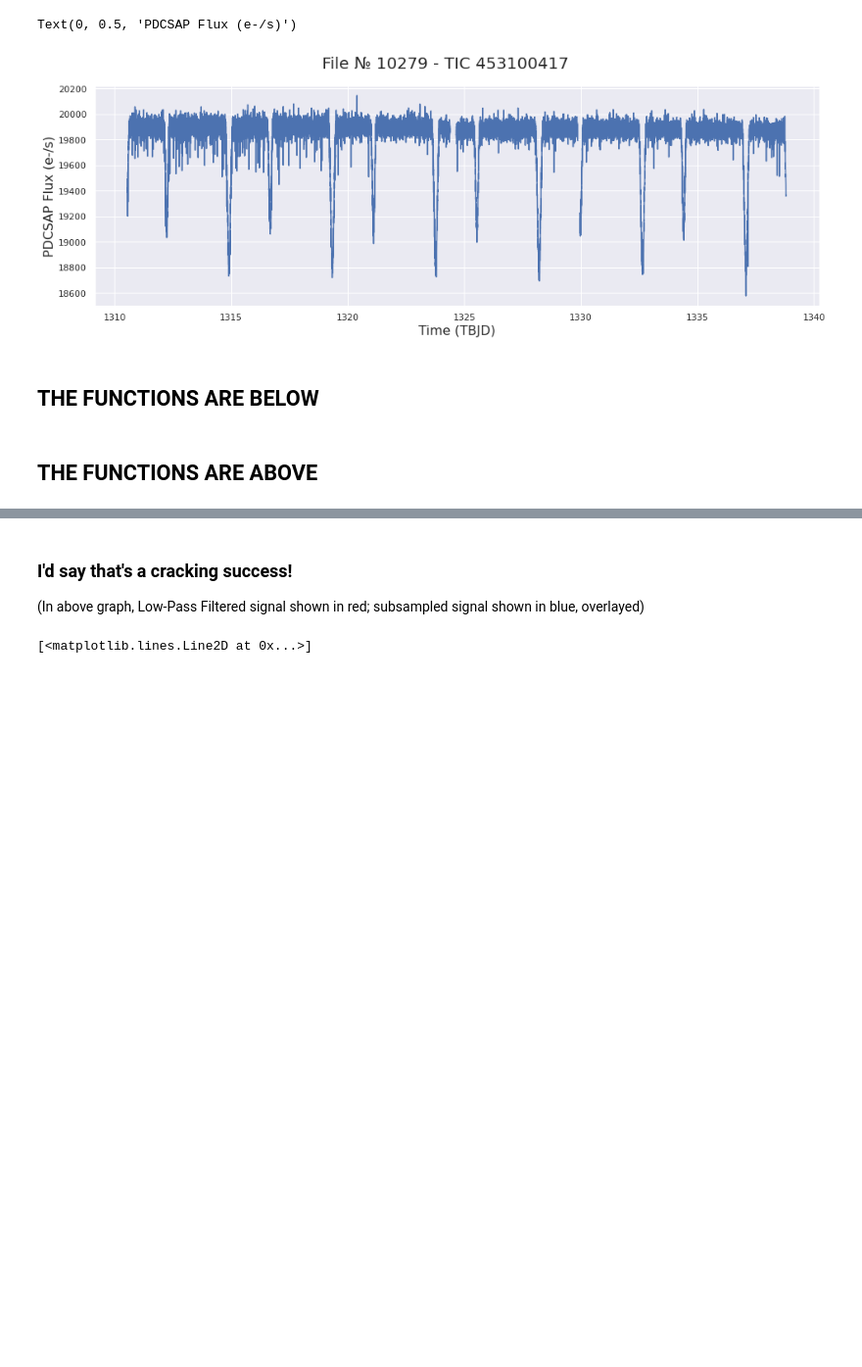
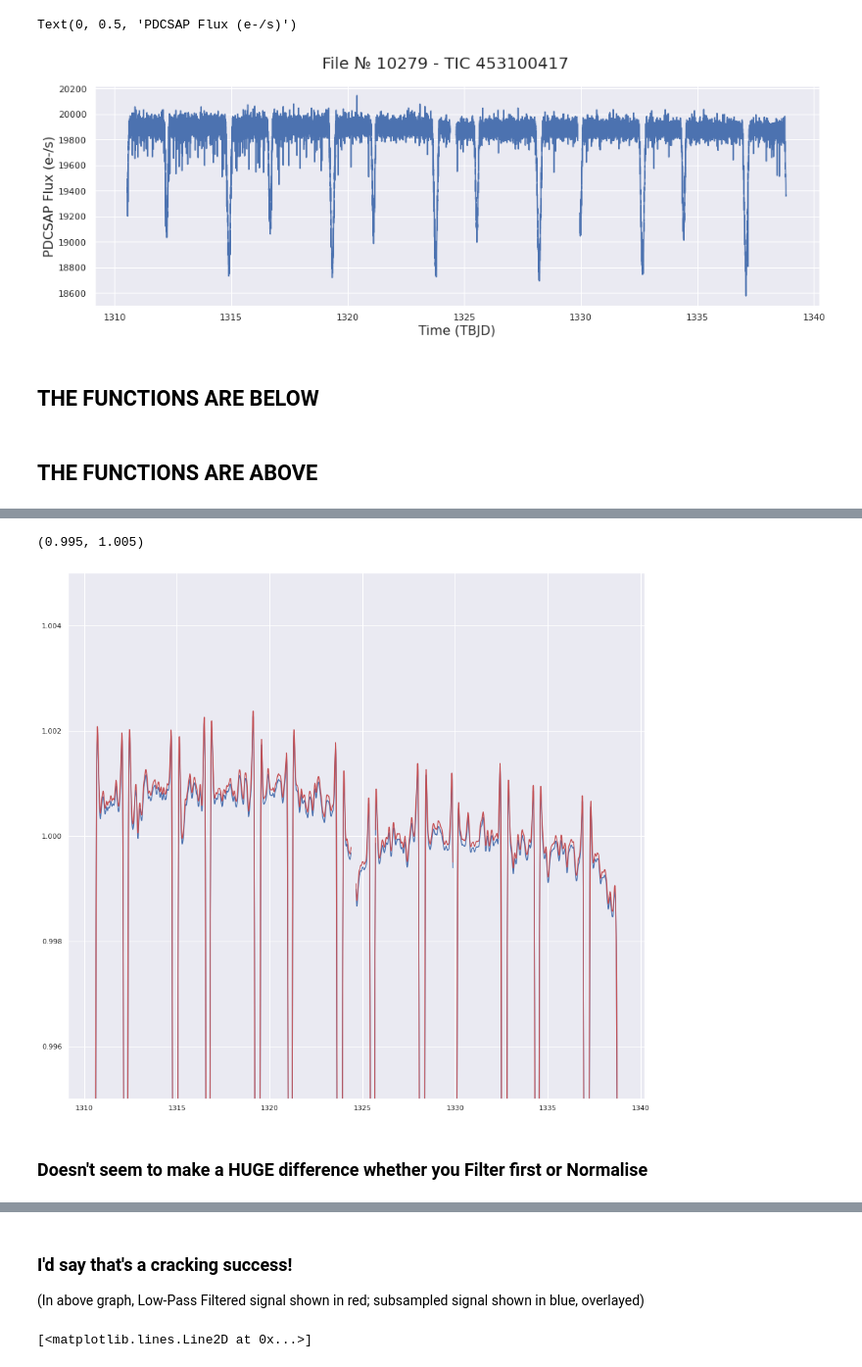
Before and after one commit to jdowzell/Thesis, a Jupyter notebook: 20211202 - Low Pass FUNCTION.ipynb, the cells around one changed output, grey strips where cells are left out. Shown at 98% size. Saved outputs shown, nothing was run; the diff lists cells and outputs as text; code cells hidden in the pictures; blank space fills up the shorter version.

```diff
--- a/20211202 - Low Pass FUNCTION.ipynb
+++ b/20211202 - Low Pass FUNCTION.ipynb
@@ -60,4 +60,6 @@ sb.set()
 
 # Load the Data files
 fitsarr = np.load("fitslist.npy")
+xNaNs = np.load("X_NAN_LIST.npy")
+xTime = np.load("X_TIME_LIST.npy")
 # %%
@@ -113,7 +118,7 @@ Text(0, 0.5, 'PDCSAP Flux (e-/s)')
 # %% [markdown]
 ## THE FUNCTIONS ARE BELOW
 # %%
-def FilterMyData(x, y):
+def FilterMyData_OLD(x, y):
 
     # Re-make the X and Y arrays
     dt      = np.diff(x)[0]
@@ -162,3 +283,12 @@ plt.show()
+# %%
+plt.plot(FNx, FNy, 'b-')
+plt.plot(NFx, NFy, 'r-')
+plt.ylim([0.995,1.005])
+# %% [output]
+(0.995, 1.005)
+[figure, added]
+# %% [markdown]
+### Doesn't seem to make a HUGE difference whether you Filter first or Normalise
 # %%
 plt.rcParams["figure.figsize"] = default_rc_params
 # %%
```
Also changed, not shown: parts of 78 cells of this notebook, 17 other files.
